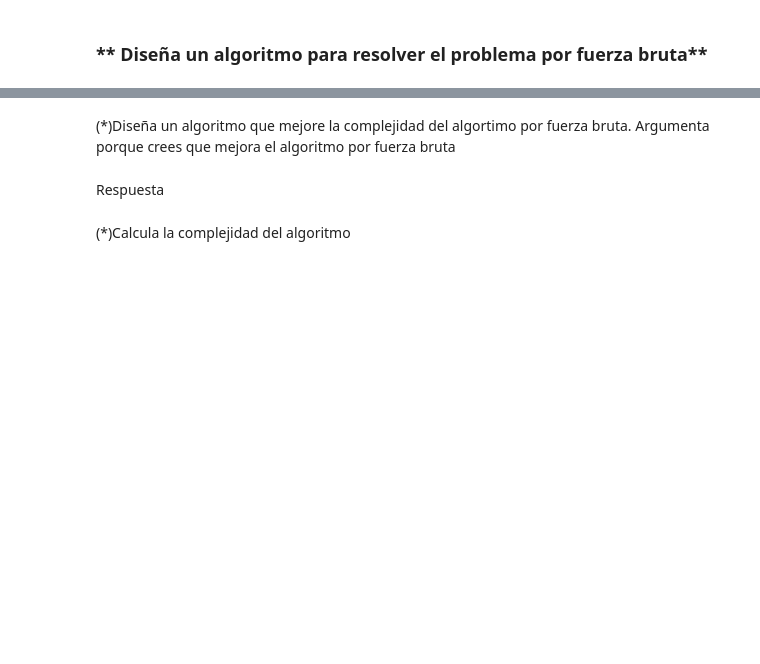
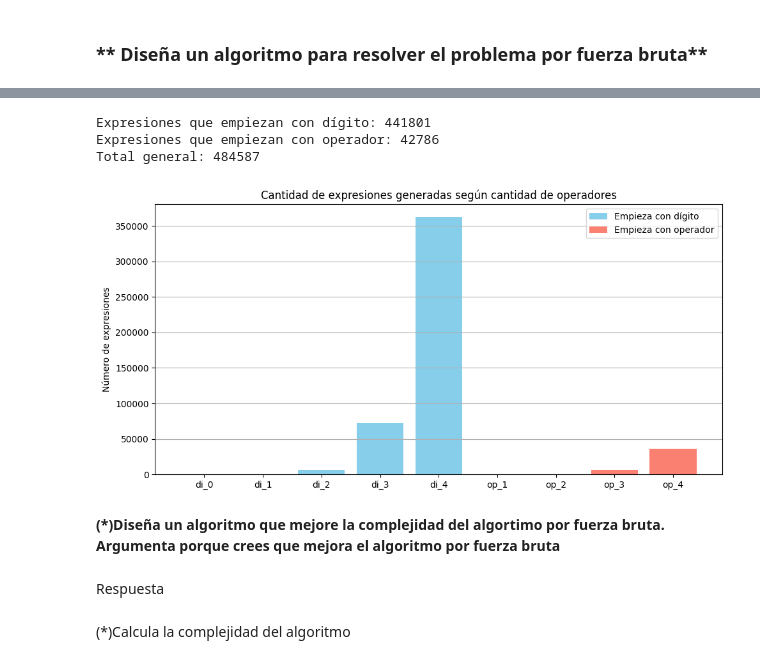
Before and after one commit to fresvel/03MIAR_PROYECTO, a Jupyter notebook: Seminario_Algoritmos.ipynb, the cells around one changed output, grey strips where cells are left out. Saved outputs shown, nothing was run; the diff lists cells and outputs as text; code cells hidden in the pictures; blank space fills up the shorter version.

Commit message:
Fuerza bruta

```diff
--- a/Seminario_Algoritmos.ipynb
+++ b/Seminario_Algoritmos.ipynb
@@ -312,6 +312,9 @@ operadores = '+-*/'
 # Almacenar resultados únicos y sus expresiones
 resultados = set()
 resultado_a_expresion = {}
+
+# Variables de control
+contador = 0
 
 # Función para construir la expresión alternando símbolos
 def intercalar(digs, ops, empieza_con='digito'):
@@ -337,6 +340,8 @@ for o in range(0, 5):  # o = número de operadores (0 a 4)
             expr = intercalar(digs, ops, empieza_con='digito')
             try:
                 val = eval(expr)
+                contador += 1
+                #print(f"Process: {contador} -- expresión: {expr} -- valor {val}")
                 if isinstance(val, int) or val.is_integer():
                     val = int(val)
                     resultados.add(val)
@@ -354,6 +359,8 @@ for o in range(1, 5):  # total operadores incluyendo el unario inicial
                 expr = intercalar(digs, ops, empieza_con='operador')
                 try:
                     val = eval(expr)
+                    contador += 1
+                    #print(f"Process: {contador} -- expresión: {expr} -- valor {val}")
                     if isinstance(val, int) or val.is_integer():
                         val = int(val)
                         resultados.add(val)
@@ -366,6 +373,8 @@ for o in range(1, 5):  # total operadores incluyendo el unario inicial
                     expr = intercalar(digs, ops, empieza_con='operador')
                     try:
                         val = eval(expr)
+                        contador += 1
+                        #print(f"Process: {contador} -- expresión: {expr} -- valor {val}")
                         if isinstance(val, int) or val.is_integer():
                             val = int(val)
                             resultados.add(val)
@@ -390,5 +425,41 @@ Respuesta
+# %%
+from math import perm
+import matplotlib.pyplot as plt
+
+# Cálculo de expresiones
+valores_o = list(range(5))  # operadores: 0 a 4
+expresiones_digito = [perm(9, o+1) * perm(4, o) for o in valores_o]
+
+valores_o_op = list(range(1, 5))  # operadores con unario inicial: 1 a 4
+expresiones_operador = [2 * perm(9, o) * perm(3, o - 1) for o in valores_o_op]
+
+# Sumas totales
+T1 = sum(expresiones_digito)
+T2 = sum(expresiones_operador)
+T_total = T1 + T2
+
+print(f"Expresiones que empiezan con dígito: {T1}")
+print(f"Expresiones que empiezan con operador: {T2}")
+print(f"Total general: {T_total}")
+
+# Visualización con Matplotlib
+plt.figure(figsize=(10, 5))
+plt.bar([f'di_{o}' for o in valores_o], expresiones_digito, label='Empieza con dígito', color='skyblue')
+plt.bar([f'op_{o}' for o in valores_o_op], expresiones_operador, label='Empieza con operador', color='salmon')
+plt.title('Cantidad de expresiones generadas según cantidad de operadores')
+plt.ylabel('Número de expresiones')
+plt.legend()
+#plt.xticks(rotation=4)
+plt.tight_layout()
+plt.grid(axis='y')
+plt.show()
+# %% [output]
+Expresiones que empiezan con dígito: 441801
+Expresiones que empiezan con operador: 42786
+Total general: 484587
+[figure, added]
 # %% [markdown]
-(*)Diseña un algoritmo que mejore la complejidad del algortimo por fuerza bruta. Argumenta porque crees que mejora el algoritmo por fuerza bruta
+**(*)Diseña un algoritmo que mejore la complejidad del algortimo por fuerza bruta. Argumenta porque crees que mejora el algoritmo por fuerza bruta**
 # %% [markdown]
 Respuesta
 # %% [markdown]
```
Also changed, not shown: parts of 5 cells of this notebook, 3 other files.
